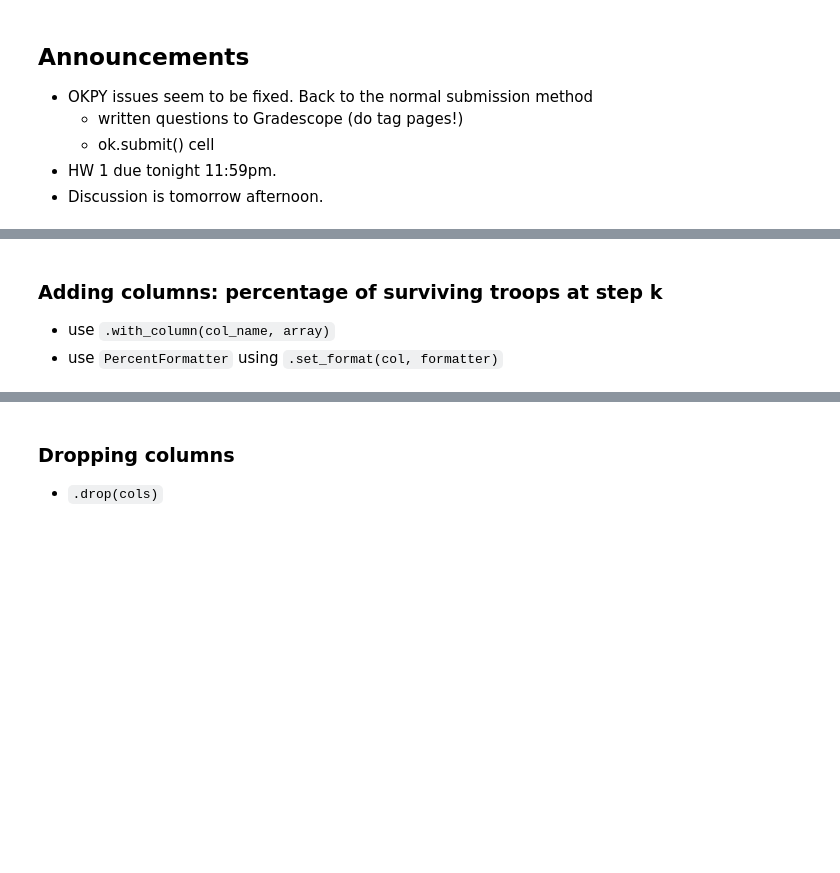
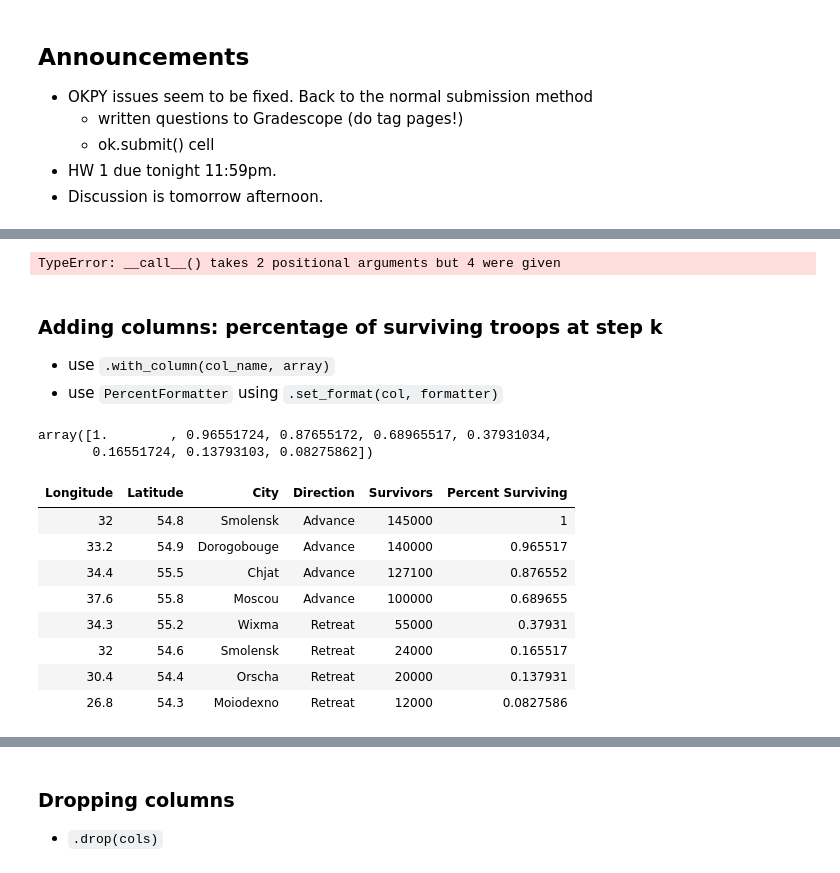
Before and after one commit to ucsd-ets/dsc10-fa19, a Jupyter notebook: Lectures/Week02/Lecture 04 Selecting Rows.ipynb, the cells around one changed output, grey strips where cells are left out. Drawn from its saved outputs; the diff is of its cells as text; code cells hidden in the pictures; blank space fills up the shorter version.

```diff
--- a/Lectures/Week02/Lecture 04 Selecting Rows.ipynb
+++ b/Lectures/Week02/Lecture 04 Selecting Rows.ipynb
@@ -14,15 +16,32 @@ import numpy as np
 # %%
 # read './minard.csv'
 minard = Table.read_table('minard.csv')
-minard
+minard.take(1, 2, 3)
+# %% [output]
+TypeError: __call__() takes 2 positional arguments but 4 were given
 # %% [markdown]
 ### Adding columns: percentage of surviving troops at step k
 * use `.with_column(col_name, array)`
 * use `PercentFormatter` using `.set_format(col, formatter)`
+# %%
+minard.column('Survivors')/initial
+# %% [output]
+array([1.        , 0.96551724, 0.87655172, 0.68965517, 0.37931034,
+       0.16551724, 0.13793103, 0.08275862])
 # %%
-initial = ...
-minard = minard.with_column( 'Percent Surviving',...)
+initial = minard.column('Survivors').item(0)
+minard = minard.with_column( 'Percent Surviving', minard.column('Survivors')/initial)
 minard
+# %% [output]
+| Longitude | Latitude | City | Direction | Survivors | Percent Surviving |
+| 32 | 54.8 | Smolensk | Advance | 145000 | 1 |
+| 33.2 | 54.9 | Dorogobouge | Advance | 140000 | 0.965517 |
+| 34.4 | 55.5 | Chjat | Advance | 127100 | 0.876552 |
+| 37.6 | 55.8 | Moscou | Advance | 100000 | 0.689655 |
+| 34.3 | 55.2 | Wixma | Retreat | 55000 | 0.37931 |
+| 32 | 54.6 | Smolensk | Retreat | 24000 | 0.165517 |
+| 30.4 | 54.4 | Orscha | Retreat | 20000 | 0.137931 |
+| 26.8 | 54.3 | Moiodexno | Retreat | 12000 | 0.0827586 |
 # %%
 # format the percent column
 minard.set_format('Percent Surviving', PercentFormatter)
```
Also changed, not shown: parts of 47 cells of this notebook, 3 other files.
